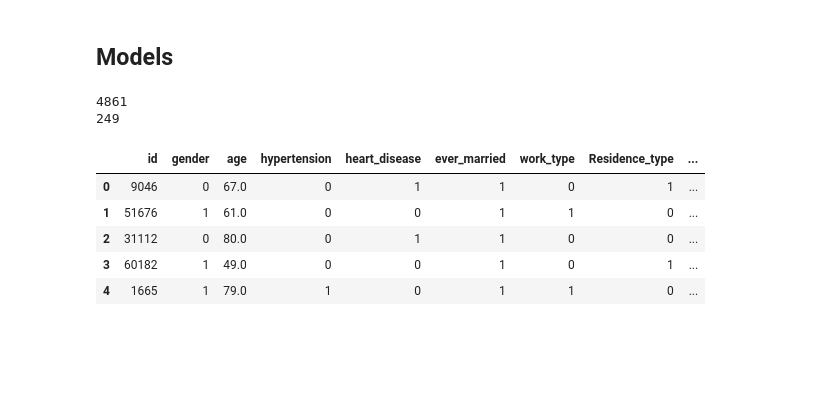
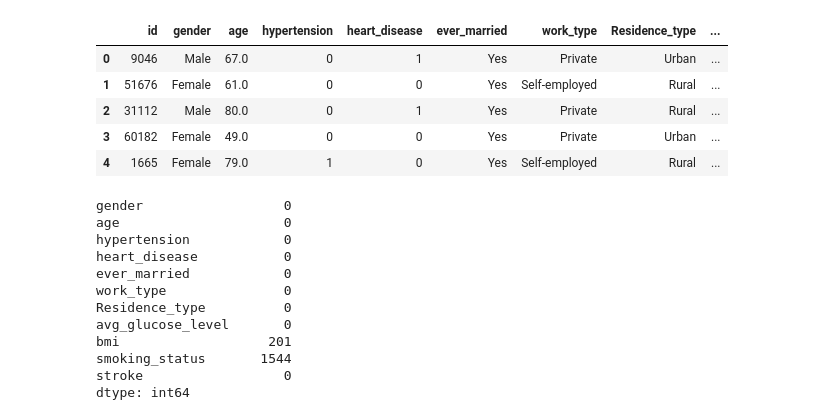
Before and after one commit to tomepedrogit/Stroke-Prediction-Dataset, a Jupyter notebook: stroke_prediction.ipynb, the cells around one changed output. Drawn from its saved outputs; the diff is of its cells as text; code cells hidden in the pictures; blank space fills up the shorter version.

```diff
--- a/stroke_prediction.ipynb
+++ b/stroke_prediction.ipynb
@@ -191,28 +0,0 @@ Average glucose level shouldn't be there in it's current state, I would need to
-# %% [markdown]
-## Models
-# %%
-#It's important to avoid false positives since this would mean failing to identify possible strokes. Since the data is very imbalanced with mostly
-# "no" strokes this will be a difficult task and must be handled carefully.
-
-print((df['stroke'] == 0).sum())
-print((df['stroke'] == 1).sum())
-# %% [output]
-4861
-249
-# %%
-#Let's make sure all variables are not in strings.
-df['gender'] = df['gender'].replace({'Male':0,'Female':1,'Other':-1})
-df['Residence_type'] = df['Residence_type'].replace({'Rural':0,'Urban':1})
-df['work_type'] = df['work_type'].replace({'Private':0,'Self-employed':1,'Govt_job':2,'children':-1,'Never_worked':-2})
-df['hypertension'] = df['hypertension'].replace({'No':0, 'Yes':1})
-df['heart_disease'] = df['heart_disease'].replace({'No':0, 'Yes':1})
-df['ever_married'] = df['ever_married'].replace({'No':0, 'Yes':1})
-df['smoking_status'] = df['smoking_status'].replace({'Unknown':0, 'smokes':2, 'formerly smoked':1, 'never smoked':-1})
-df.head()
-# %% [output]
-|  | id | gender | age | hypertension | heart_disease | ever_married | work_type | Residence_type | ... |
-| 0 | 9046 | 0 | 67.0 | 0 | 1 | 1 | 0 | 1 | ... |
-| 1 | 51676 | 1 | 61.0 | 0 | 0 | 1 | 1 | 0 | ... |
-| 2 | 31112 | 0 | 80.0 | 0 | 1 | 1 | 0 | 0 | ... |
-| 3 | 60182 | 1 | 49.0 | 0 | 0 | 1 | 0 | 1 | ... |
-| 4 | 1665 | 1 | 79.0 | 1 | 0 | 1 | 1 | 0 | ... |
@@ -225,0 +12,11 @@ X_train, X_test, y_train, y_test = train_test_split(X, y, test_size=0.33, random
+# %%
+path = kagglehub.dataset_download("fedesoriano/stroke-prediction-dataset")
+df = pd.read_csv(os.path.join(path, "healthcare-dataset-stroke-data.csv"))
+df.head(5)
+# %% [output]
+|  | id | gender | age | hypertension | heart_disease | ever_married | work_type | Residence_type | ... |
+| 0 | 9046 | Male | 67.0 | 0 | 1 | Yes | Private | Urban | ... |
+| 1 | 51676 | Female | 61.0 | 0 | 0 | Yes | Self-employed | Rural | ... |
+| 2 | 31112 | Male | 80.0 | 0 | 1 | Yes | Private | Rural | ... |
+| 3 | 60182 | Female | 49.0 | 0 | 0 | Yes | Private | Urban | ... |
+| 4 | 1665 | Female | 79.0 | 1 | 0 | Yes | Self-employed | Rural | ... |
@@ -225,0 +25,26 @@ X_train, X_test, y_train, y_test = train_test_split(X, y, test_size=0.33, random
+# %%
+#Let's make sure to give values to the variables so we can easily apply our models later.
+#Also making a copy to use the categorical values without issues when plotting the graphs, the following will be used for models.
+
+df_og = df.copy()
+df['gender'] = df['gender'].replace({'Male':0,'Female':1,'Other':-1})
+df['Residence_type'] = df['Residence_type'].replace({'Rural':0,'Urban':1})
+df['work_type'] = df['work_type'].replace({'Private':0,'Self-employed':1,'Govt_job':2,'children':-1,'Never_worked':-2})
+df['hypertension'] = df['hypertension'].replace({'No':0, 'Yes':1})
+df['heart_disease'] = df['heart_disease'].replace({'No':0, 'Yes':1})
+df['ever_married'] = df['ever_married'].replace({'No':0, 'Yes':1})
+df['smoking_status'] = df['smoking_status'].replace({'Unknown':np.nan, 'smokes':2, 'formerly smoked':1, 'never smoked':0})
+df.isnull().sum()
+# %% [output]
+gender                  0
+age                     0
+hypertension            0
+heart_disease           0
+ever_married            0
+work_type               0
+Residence_type          0
+avg_glucose_level       0
+bmi                   201
+smoking_status       1544
+stroke                  0
+dtype: int64
```
Also changed, not shown: parts of 35 cells of this notebook.
